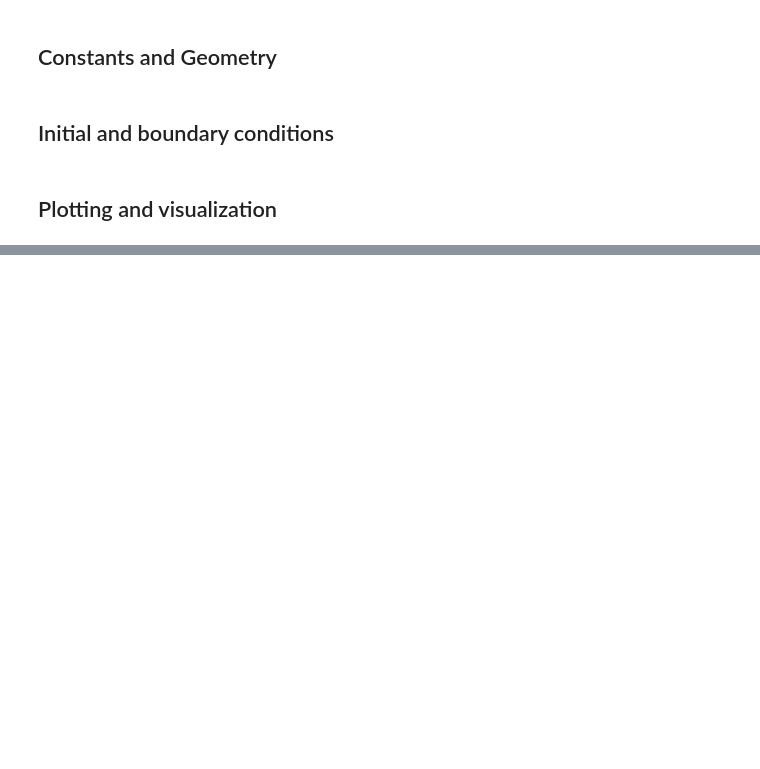
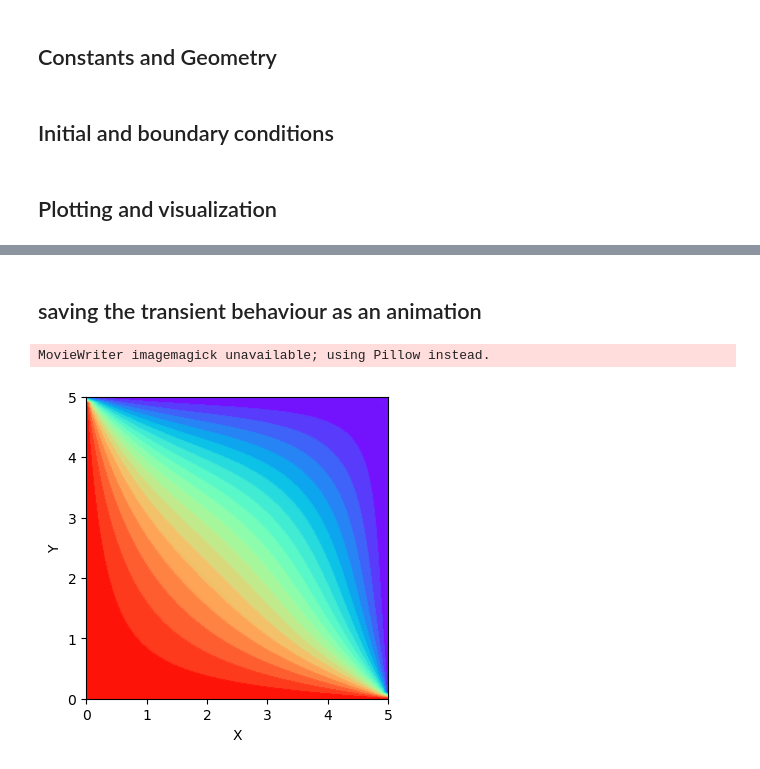
Before and after one commit to subhamkd/heat_equation, a Jupyter notebook: heated_square.ipynb, the cells around one changed output, grey strips where cells are left out. Saved outputs shown, nothing was run; the diff lists cells and outputs as text; code cells hidden in the pictures; blank space fills up the shorter version.

Commit message:
added animation of transient behaviour

```diff
--- a/heated_square.ipynb
+++ b/heated_square.ipynb
@@ -56,0 +58,25 @@ plt.show()
+# %% [markdown]
+## saving the transient behaviour as an animation
+# %%
+import pandas as pd
+import matplotlib.animation as animation
+
+fig, ax = plt.subplots(dpi=100)
+
+def animate(i):
+    Tfile=pd.read_csv('T'+str(i*ds)+'.csv')
+    Tarr=Tfile.to_numpy()
+    Tarrn=np.insert(Tarr,0,(np.ones(nx))*300,0)
+    # plotting the temperature field
+    re = plt.contourf(X, Y, Tarrn, 20, alpha=0.8, cmap=cm.rainbow)
+    plt.xlabel('X')
+    plt.ylabel('Y')
+    ax = plt.gca()
+    ax.set_aspect(1)
+    return re
+
+anim = animation.FuncAnimation(fig, animate, frames=nt//ds, repeat=False)
+anim.save('Result.gif', writer='imagemagick', fps=10)
+# %% [output]
+MovieWriter imagemagick unavailable; using Pillow instead.
+[figure, added]
```
Also changed, not shown: parts of 3 cells of this notebook.
